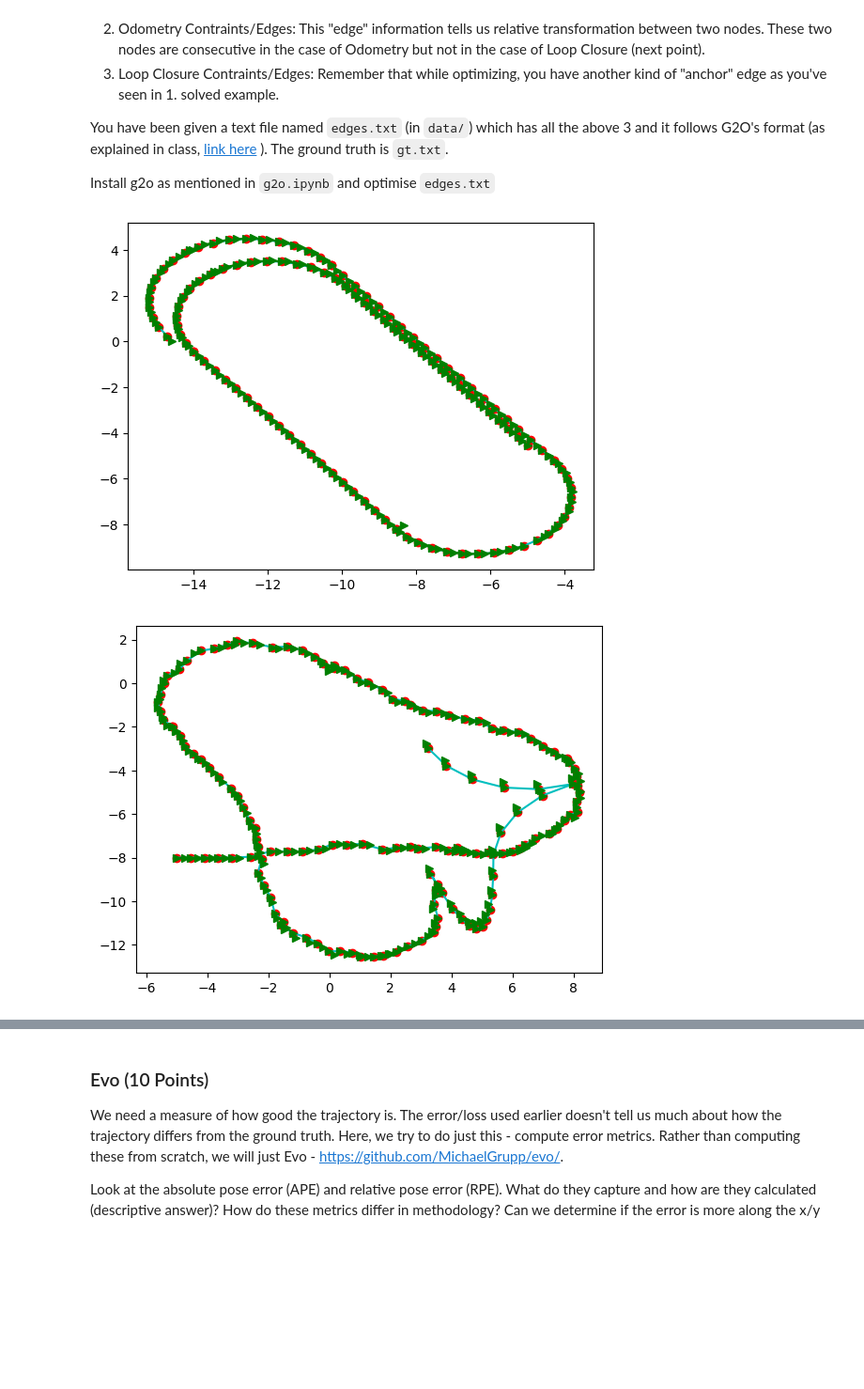
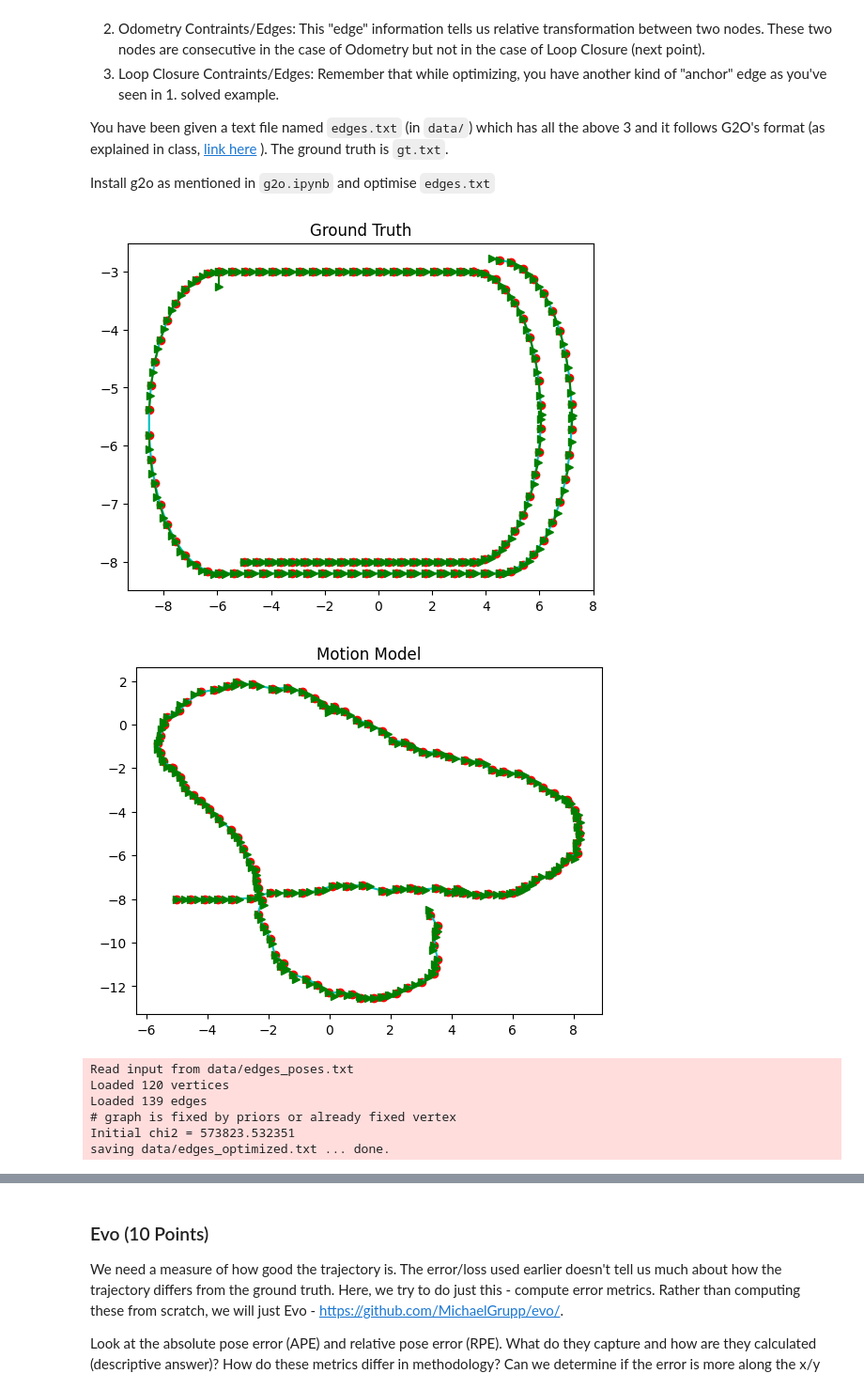
Before and after one commit to ihsingh2/mr-assignments, a Jupyter notebook: Assignment2.ipynb, the cells around one changed output, grey strips where cells are left out. Shown at 94% size. Cells and saved outputs as stored; diff of their text form; code cells hidden in the pictures; blank space fills up the shorter version.

Commit message:
add 3 pose graph optimization

```diff
--- a/Assignment2.ipynb
+++ b/Assignment2.ipynb
@@ -391,19 +389,25 @@ def readEdge(fileName):
     del_x = []
     del_y = []
     del_theta = []
+    conf = []
+    fix_index = np.inf
 
     for line in A:
         if "EDGE_SE2" in line:
-            (edge, ind1, ind2, dx, dy, dtheta, _, _, _, _, _, _) = line.split()
+            (edge, ind1, ind2, dx, dy, dtheta, cf1, cf2, cf3, cf4, cf5, cf6) = line.split()
             ind1_arr.append(int(ind1))
             ind2_arr.append(int(ind2))
             del_x.append(float(dx))
             del_y.append(float(dy))
             del_theta.append(float(dtheta))
+            conf.append([float(cf1), float(cf2), float(cf3), float(cf4), float(cf5), float(cf6)])
+            if ind2_arr[-1] != ind1_arr[-1] + 1:
+                fix_index = min(fix_index, len(ind1_arr) - 1)
+    fix_index = int(min(fix_index, len(ind1_arr)))
 
-    return (np.array( ind1_arr), np.array(ind2_arr), np.array(del_x), np.array(del_y), np.array(del_theta))
+    return (np.array(ind1_arr), np.array(ind2_arr), np.array(del_x), np.array(del_y), np.array(del_theta), np.array(conf), fix_index)
 
-def draw(X, Y, THETA):
+def draw(X, Y, THETA, title=''):
     ax = plt.subplot(111)
     ax.plot(X, Y, 'ro')
     plt.plot(X, Y, 'c-')
@@ -413,36 +417,63 @@ def draw(X, Y, THETA):
         y2 = 0.25*math.sin(THETA[i]) + Y[i]
         plt.plot([X[i], x2], [Y[i], y2], 'g->')
 
+    plt.title(title)
     plt.show()
 # %%
-def relative_to_absolute(vertex, X, Y, THETA):
-    """ Uses relative transformation between consecutive nodes to
-    obtain absolute coordinates to track the trajectory of 2D motion. """
+def g2oExport(filepath, X_motion, Y_motion, THETA_motion, ind1, ind2, X, Y, THETA, conf, fix_index):
+    """ Exports a list of poses and edges to a g2o file. """
+
+    file = open(filepath,'w')
+    for idx, (x, y, theta) in enumerate(zip(X_motion, Y_motion, THETA_motion)):
+        file.write(f'VERTEX_SE2 {idx} {x} {y} {theta}\n')
+
+    for idx in range(fix_index):
+        file.write(f'EDGE_SE2 {ind1[idx]} {ind2[idx]} {X[idx]} {Y[idx]} {THETA[idx]} {conf[idx, 0]} {conf[idx, 1]} {conf[idx, 2]} {conf[idx, 3]} {conf[idx, 4]} {conf[idx, 5]}\n')
+
+    file.write("FIX 0\n")
+
+    for idx in range(fix_index, X.shape[0]):
+        file.write(f'EDGE_SE2 {ind1[idx]} {ind2[idx]} {X[idx]} {Y[idx]} {THETA[idx]} {conf[idx, 0]} {conf[idx, 1]} {conf[idx, 2]} {conf[idx, 3]} {conf[idx, 4]} {conf[idx, 5]}\n')
+
+def motion_model(vertex, X, Y, THETA):
+    """ Estimates the vertices using motion model. """
 
     X_motion = [ vertex[0], ]
     Y_motion = [ vertex[1], ]
     THETA_motion = [ vertex[2], ]
 
     for index in range(X.shape[0]):
         x = X_motion[-1] + (X[index] * math.cos(THETA_motion[-1])) - (Y[index] * math.sin(THETA_motion[-1]))
         y = Y_motion[-1] + (Y[index] * math.cos(THETA_motion[-1])) + (X[index] * math.sin(THETA_motion[-1]))
         theta = THETA_motion[-1] + THETA[index]
 
         X_motion.append(x)
         Y_motion.append(y)
         THETA_motion.append(theta)
 
     return X_motion, Y_motion, THETA_motion
 
+# Ground truth vertices
 vertex = readVertex('data/gt.txt')
-ind1, ind2, X, Y, THETA = readEdge('data/gt.txt')
-X_motion, Y_motion, THETA_motion = relative_to_absolute(vertex[0], X, Y, THETA)
-draw(X_motion, Y_motion, THETA_motion)
+draw(vertex[0], vertex[1], vertex[2], 'Ground Truth')
 
+# Vertices estimated using the motion model
 vertex = readVertex('data/edges.txt')
-ind1, ind2, X, Y, THETA = readEdge('data/edges.txt')
-X_motion, Y_motion, THETA_motion = relative_to_absolute(vertex, X, Y, THETA)
-draw(X_motion, Y_motion, THETA_motion)
+ind1, ind2, X, Y, THETA, conf, fix_index = readEdge('data/edges.txt')
+X_motion, Y_motion, THETA_motion = motion_model(vertex[:, 0], X[:fix_index], Y[:fix_index], THETA[:fix_index])
+draw(X_motion, Y_motion, THETA_motion, 'Motion Model')
+
+# Vertices computed using pose graph optimization
+g2oExport('data/edges_poses.txt', X_motion, Y_motion, THETA_motion, ind1, ind2, X, Y, THETA, conf, fix_index)
+os.system('g2o -o data/edges_optimized.txt data/edges_poses.txt')
+vertex = readVertex('data/edges_optimized.txt')
+draw(vertex[0], vertex[1], vertex[2], 'Optimized using Pose Graph')
 # %% [output]
-[figure, old version]
+[figure, new version]
-[figure, old version]
+[figure, new version]
+Read input from data/edges_poses.txt
+Loaded 120 vertices
+Loaded 139 edges
+# graph is fixed by priors or already fixed vertex
+Initial chi2 = 573823.532351
+saving data/edges_optimized.txt ... done.
```
Also changed, not shown: parts of 6 cells of this notebook, 4 other files.
